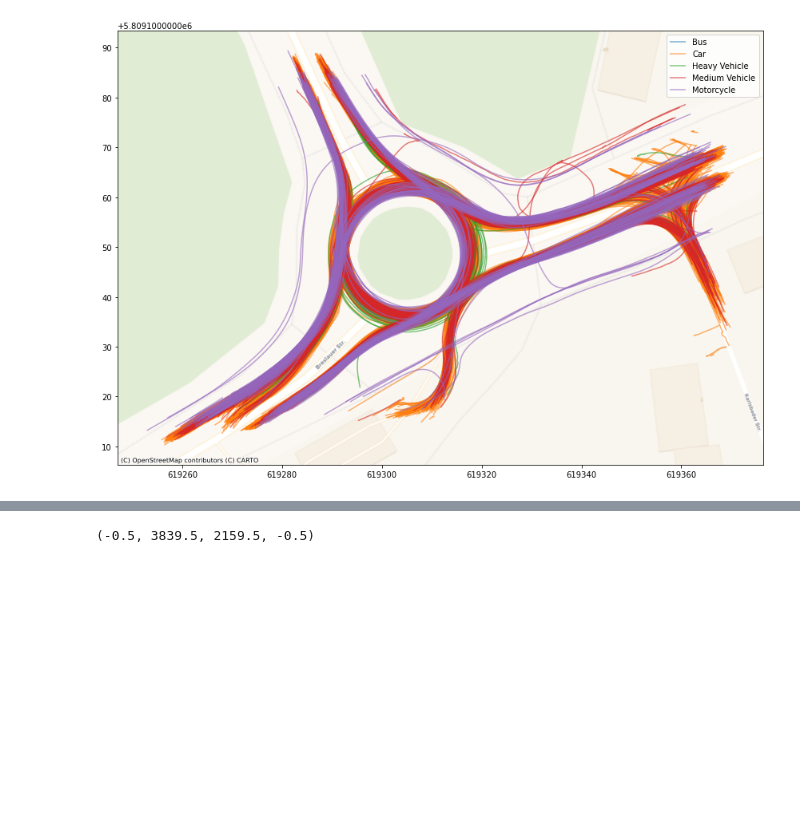
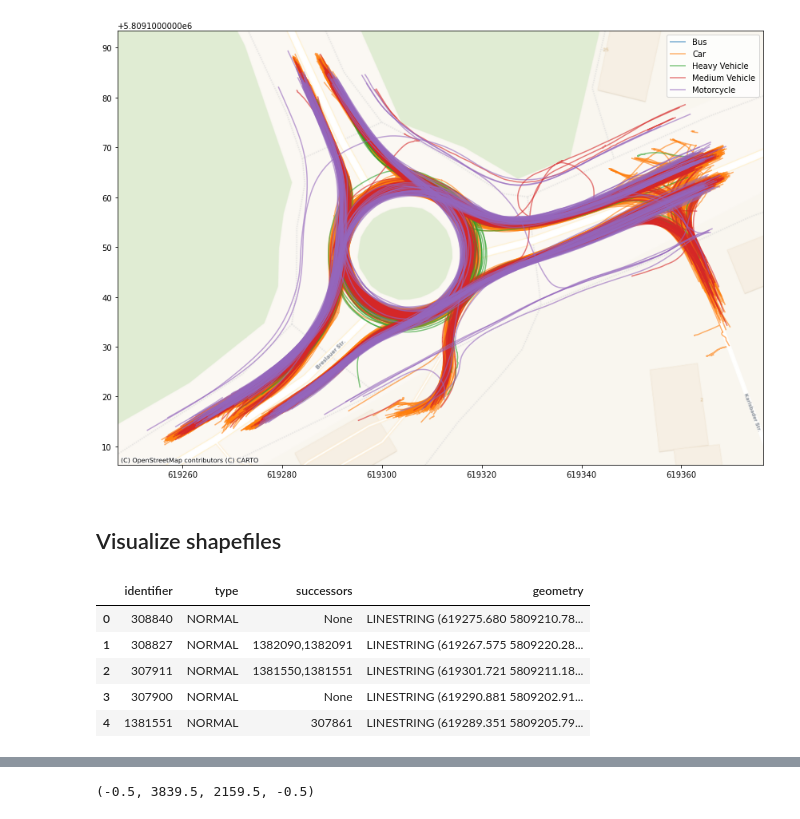
Before and after one commit to kopytjuk/opendd-analysis, a Jupyter notebook: notebooks/Visualization.ipynb, the cells around one changed output, grey strips where cells are left out. Drawn from its saved outputs; the diff is of its cells as text; code cells hidden in the pictures; blank space fills up the shorter version.

```diff
--- a/notebooks/Visualization.ipynb
+++ b/notebooks/Visualization.ipynb
@@ -132,3 +132,5 @@ ax.legend()
 # %% [output]
 <matplotlib.legend.Legend at 0x...>
 [figure]
+# %% [markdown]
+## Visualize shapefiles
@@ -134,0 +140,9 @@ ax.legend()
+# %%
+trafficlanes.head()
+# %% [output]
+|  | identifier | type | successors | geometry |
+| 0 | 308840 | NORMAL | None | LINESTRING (619275.680 5809210.78... |
+| 1 | 308827 | NORMAL | 1382090,1382091 | LINESTRING (619267.575 5809220.28... |
+| 2 | 307911 | NORMAL | 1381550,1381551 | LINESTRING (619301.721 5809211.18... |
+| 3 | 307900 | NORMAL | None | LINESTRING (619290.881 5809202.91... |
+| 4 | 1381551 | NORMAL | 307861 | LINESTRING (619289.351 5809205.79... |
```
Also changed, not shown: parts of 9 cells of this notebook, 5 other files.
